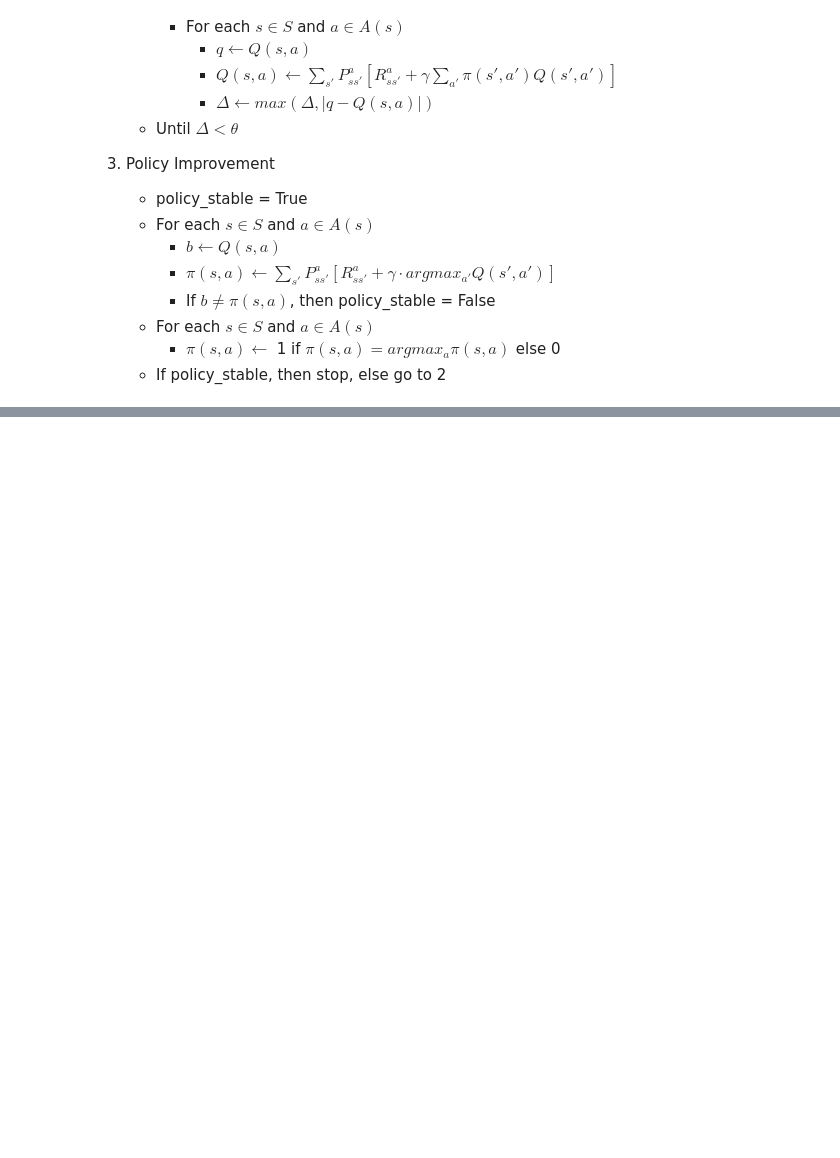
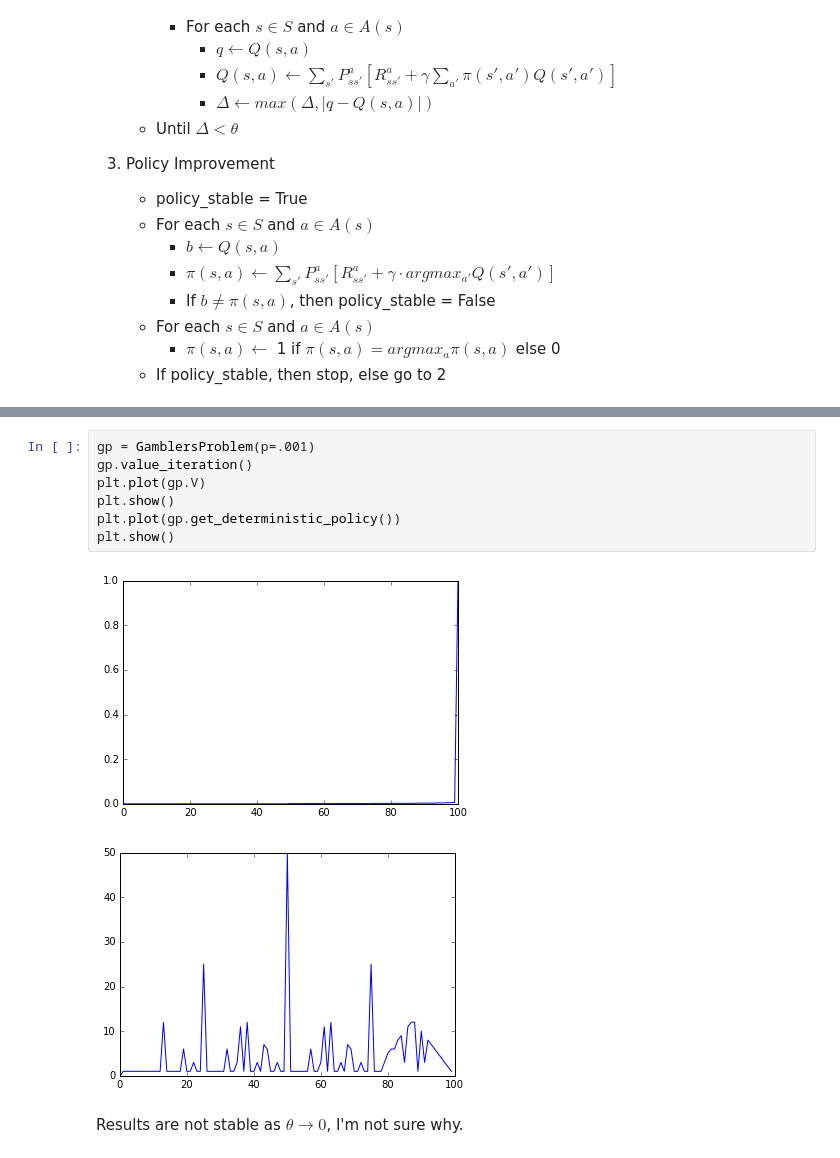
Before and after one commit to BenJamesbabala/intro-to-rl, a Jupyter notebook: notebooks/chapter4.ipynb, the cells around one changed output, grey strips where cells are left out. Cells and saved outputs as stored; diff of their text form; blank space fills up the shorter version.

```diff
--- a/notebooks/chapter4.ipynb
+++ b/notebooks/chapter4.ipynb
@@ -487,0 +557,12 @@ Why does the optimal policy for the gambler's problem have such a curious form?
+# %%
+gp = GamblersProblem(p=.001)
+gp.value_iteration()
+plt.plot(gp.V)
+plt.show()
+plt.plot(gp.get_deterministic_policy())
+plt.show()
+# %% [output]
+[figure, added]
+[figure, added]
+# %% [markdown]
+Results are not stable as $\theta \rightarrow 0$, I'm not sure why.
```
Also changed, not shown: parts of 8 cells of this notebook.
